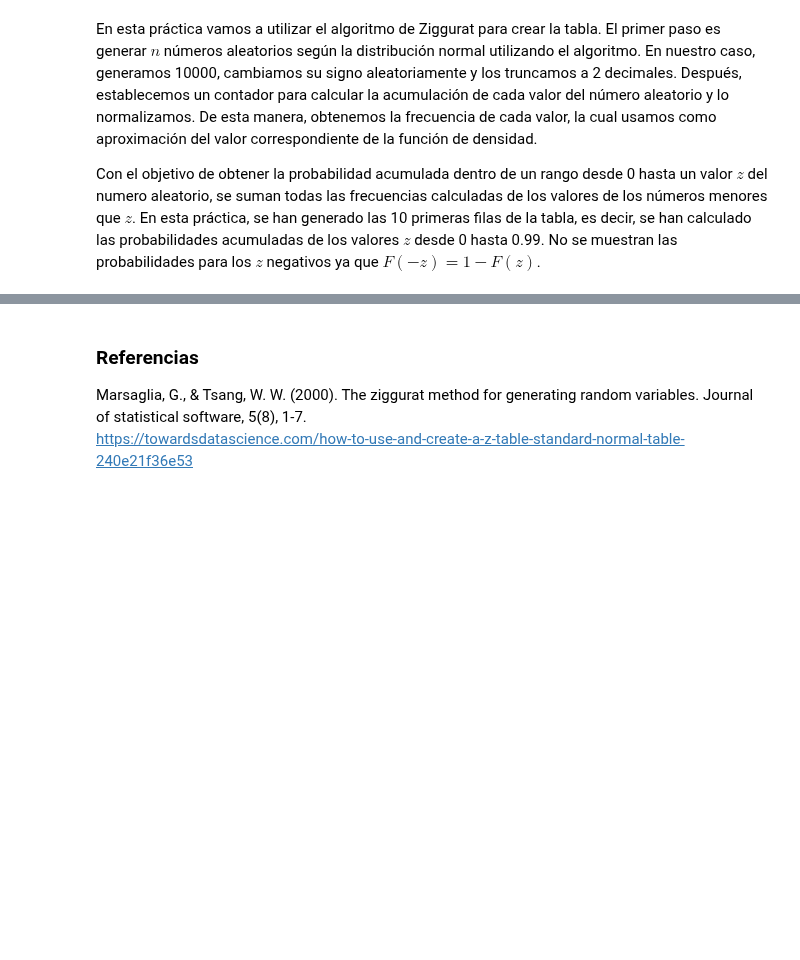
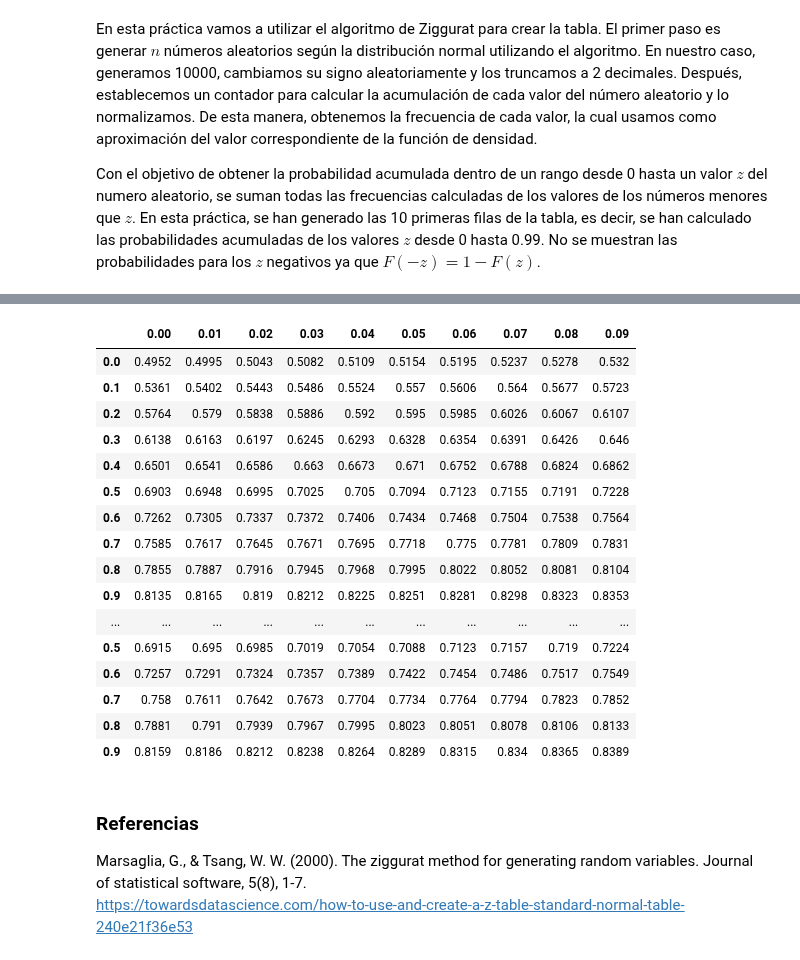
Before and after one commit to ZReKoJ/Ziggurat, a Jupyter notebook: presentacion.ipynb, the cells around one changed output, grey strips where cells are left out. Cells and saved outputs as stored; diff of their text form; code cells hidden in the pictures; blank space fills up the shorter version.

```diff
--- a/presentacion.ipynb
+++ b/presentacion.ipynb
@@ -127,0 +197,3 @@ plt.show()
+# %%
+standard_normal_distribution_table = standardNormalDistributionTable()
+standard_normal_distribution_table
@@ -205,20 +258,21 @@ plt.show()
 # %%
-standard_normal_table = pd.DataFrame(
-    data =[],
-    index = np.round(np.arange(0, 1, .1), 2),
-    columns = np.round(np.arange(0.00, .1, .01), 2)
-)
+def zigguratAlgorithmTable(counter):
+    standard_normal_table = pd.DataFrame(
+        data =[],
+        index = np.round(np.arange(0, 1, .1), 2),
+        columns = np.round(np.arange(0.00, .1, .01), 2)
+    )
 
-for index in standard_normal_table.index:
-    for column in standard_normal_table.columns:
-        z = np.round(index+column, 2)
-        value = 0
-        for k in np.round(np.arange(min( random_numbers ), z, .01), 2):
-            if counter.get( k ) is not None:
-                value = value + counter.get(k)
-        standard_normal_table.loc[index, column] = value / N
+    for index in standard_normal_table.index:
+        for column in standard_normal_table.columns:
+            z = np.round(index+column, 2)
+            value = 0
+            for k in np.round(np.arange(min( random_numbers ), z, .01), 2):
+                if counter.get( k ) is not None:
+                    value = value + counter.get(k)
+            standard_normal_table.loc[index, column] = value / N
 
-standard_normal_table.index = standard_normal_table.index.astype(str)
-standard_normal_table.columns = [str(column).ljust(4, '0') for column in standard_normal_table.columns]
+    standard_normal_table.index = standard_normal_table.index.astype(str)
+    standard_normal_table.columns = [str(column).ljust(4, '0') for column in standard_normal_table.columns]
 
-standard_normal_table
+    return standard_normal_table
@@ -236,0 +279,3 @@ standard_normal_table
+# %%
+standard_normal_ziggurat_table = zigguratAlgorithmTable(result)
+standard_normal_ziggurat_table
@@ -237,3 +294,23 @@ standard_normal_table
+# %%
+pd.concat([standard_normal_ziggurat_table, standard_normal_distribution_table])
+# %% [output]
+|  | 0.00 | 0.01 | 0.02 | 0.03 | 0.04 | 0.05 | 0.06 | 0.07 | 0.08 | 0.09 |
+| 0.0 | 0.4952 | 0.4995 | 0.5043 | 0.5082 | 0.5109 | 0.5154 | 0.5195 | 0.5237 | 0.5278 | 0.532 |
+| 0.1 | 0.5361 | 0.5402 | 0.5443 | 0.5486 | 0.5524 | 0.557 | 0.5606 | 0.564 | 0.5677 | 0.5723 |
+| 0.2 | 0.5764 | 0.579 | 0.5838 | 0.5886 | 0.592 | 0.595 | 0.5985 | 0.6026 | 0.6067 | 0.6107 |
+| 0.3 | 0.6138 | 0.6163 | 0.6197 | 0.6245 | 0.6293 | 0.6328 | 0.6354 | 0.6391 | 0.6426 | 0.646 |
+| 0.4 | 0.6501 | 0.6541 | 0.6586 | 0.663 | 0.6673 | 0.671 | 0.6752 | 0.6788 | 0.6824 | 0.6862 |
+| 0.5 | 0.6903 | 0.6948 | 0.6995 | 0.7025 | 0.705 | 0.7094 | 0.7123 | 0.7155 | 0.7191 | 0.7228 |
+| 0.6 | 0.7262 | 0.7305 | 0.7337 | 0.7372 | 0.7406 | 0.7434 | 0.7468 | 0.7504 | 0.7538 | 0.7564 |
+| 0.7 | 0.7585 | 0.7617 | 0.7645 | 0.7671 | 0.7695 | 0.7718 | 0.775 | 0.7781 | 0.7809 | 0.7831 |
+| 0.8 | 0.7855 | 0.7887 | 0.7916 | 0.7945 | 0.7968 | 0.7995 | 0.8022 | 0.8052 | 0.8081 | 0.8104 |
+| 0.9 | 0.8135 | 0.8165 | 0.819 | 0.8212 | 0.8225 | 0.8251 | 0.8281 | 0.8298 | 0.8323 | 0.8353 |
+| ... | ... | ... | ... | ... | ... | ... | ... | ... | ... | ... |
+| 0.5 | 0.6915 | 0.695 | 0.6985 | 0.7019 | 0.7054 | 0.7088 | 0.7123 | 0.7157 | 0.719 | 0.7224 |
+| 0.6 | 0.7257 | 0.7291 | 0.7324 | 0.7357 | 0.7389 | 0.7422 | 0.7454 | 0.7486 | 0.7517 | 0.7549 |
+| 0.7 | 0.758 | 0.7611 | 0.7642 | 0.7673 | 0.7704 | 0.7734 | 0.7764 | 0.7794 | 0.7823 | 0.7852 |
+| 0.8 | 0.7881 | 0.791 | 0.7939 | 0.7967 | 0.7995 | 0.8023 | 0.8051 | 0.8078 | 0.8106 | 0.8133 |
+| 0.9 | 0.8159 | 0.8186 | 0.8212 | 0.8238 | 0.8264 | 0.8289 | 0.8315 | 0.834 | 0.8365 | 0.8389 |
 # %% [markdown]
 ### Referencias
 
```
Also changed, not shown: parts of 17 cells of this notebook, 1 other file.
